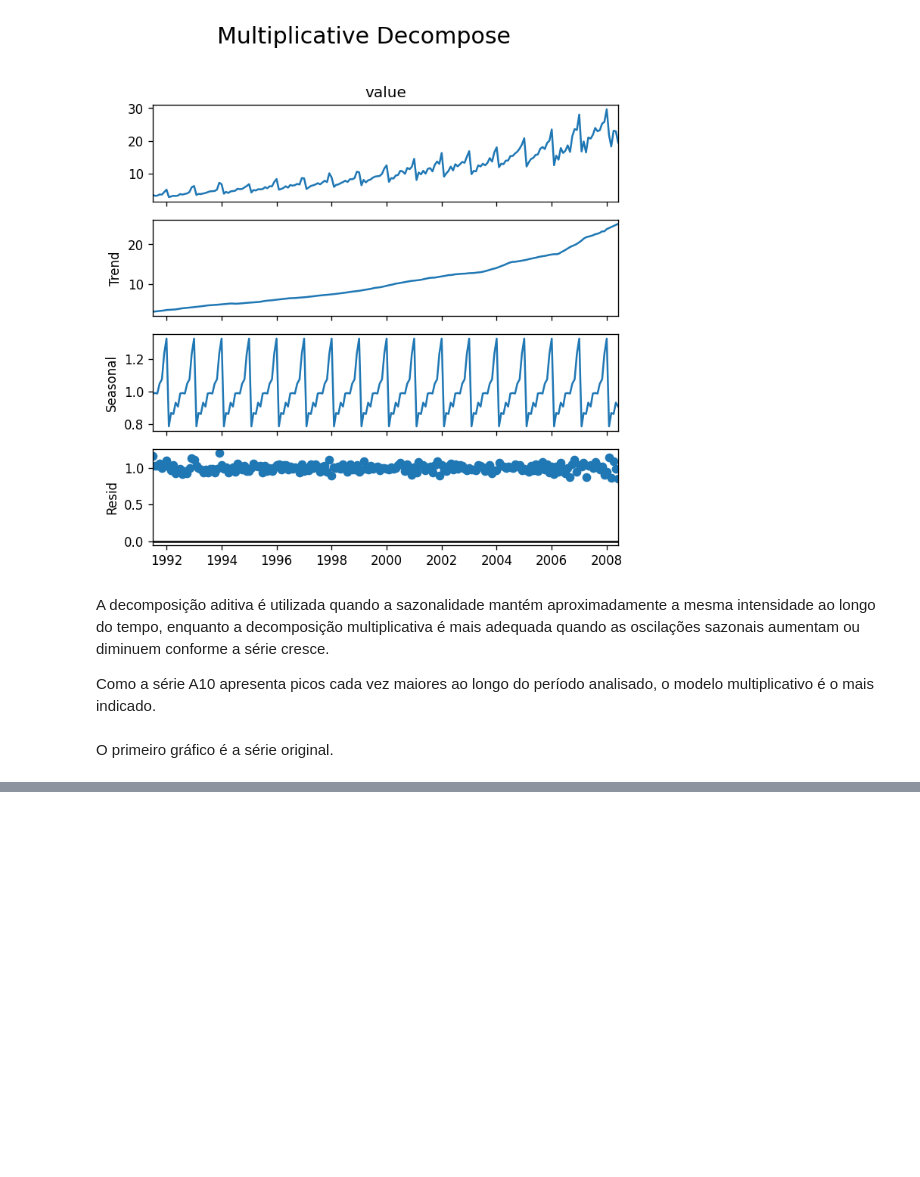
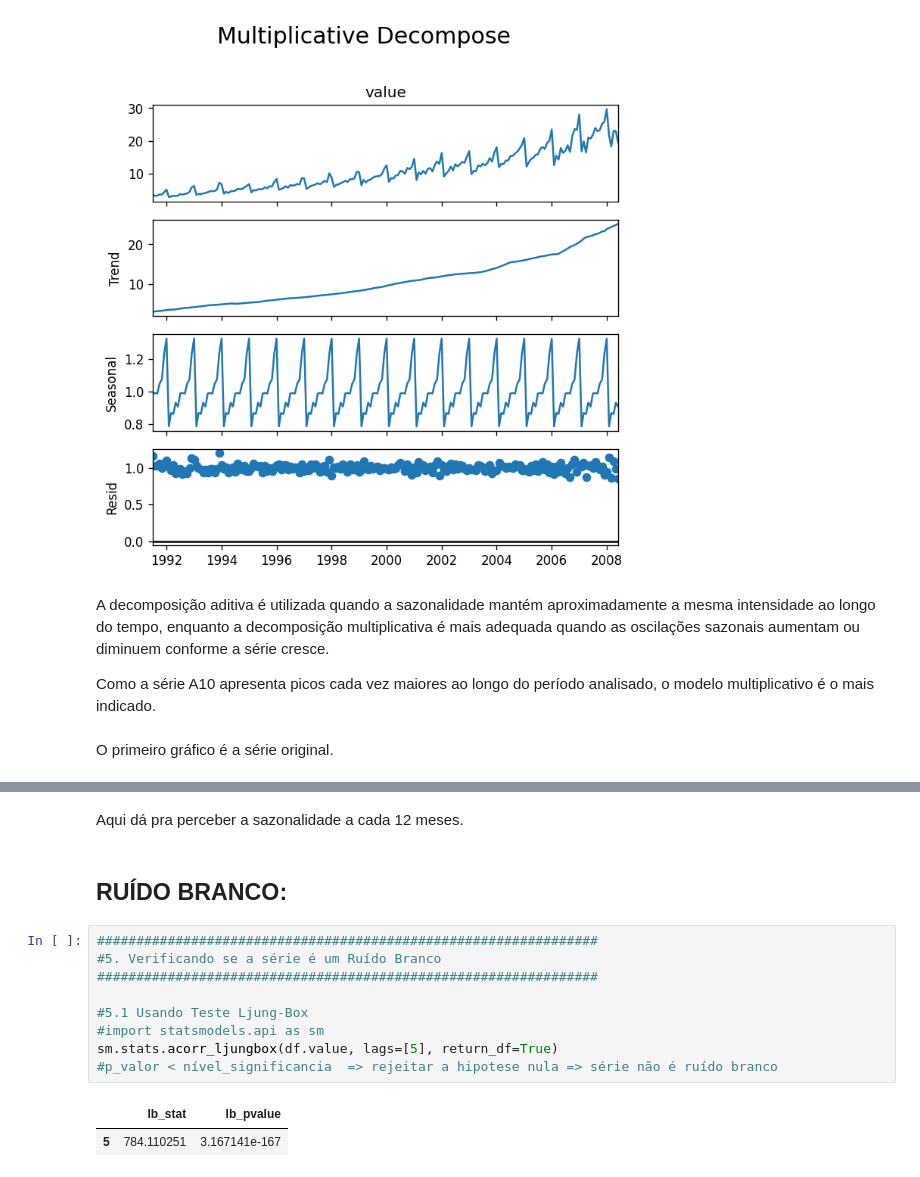
Before and after one commit to JMCVALE/ASN-ROCKS-, a Jupyter notebook: SERIES_TEMPORAIS_DECOMPOSIÇÃO.ipynb, the cells around one changed output, grey strips where cells are left out. Saved outputs shown, nothing was run; the diff lists cells and outputs as text; blank space fills up the shorter version.

```diff
--- a/SERIES_TEMPORAIS_DECOMPOSIÇÃO.ipynb
+++ b/SERIES_TEMPORAIS_DECOMPOSIÇÃO.ipynb
@@ -176,0 +206,16 @@ O primeiro gráfico é a série original.
+# %% [markdown]
+Aqui dá pra perceber a sazonalidade a cada 12 meses.
+# %% [markdown]
+## **RUÍDO BRANCO:**
+# %%
+################################################################
+#5. Verificando se a série é um Ruído Branco
+################################################################
+
+#5.1 Usando Teste Ljung-Box
+#import statsmodels.api as sm
+sm.stats.acorr_ljungbox(df.value, lags=[5], return_df=True)
+#p_valor < nível_significancia  => rejeitar a hipotese nula => série não é ruído branco
+# %% [output]
+|  | lb_stat | lb_pvalue |
+| 5 | 784.110251 | 3.167141e-167 |
```
Also changed, not shown: parts of 5 cells of this notebook.
